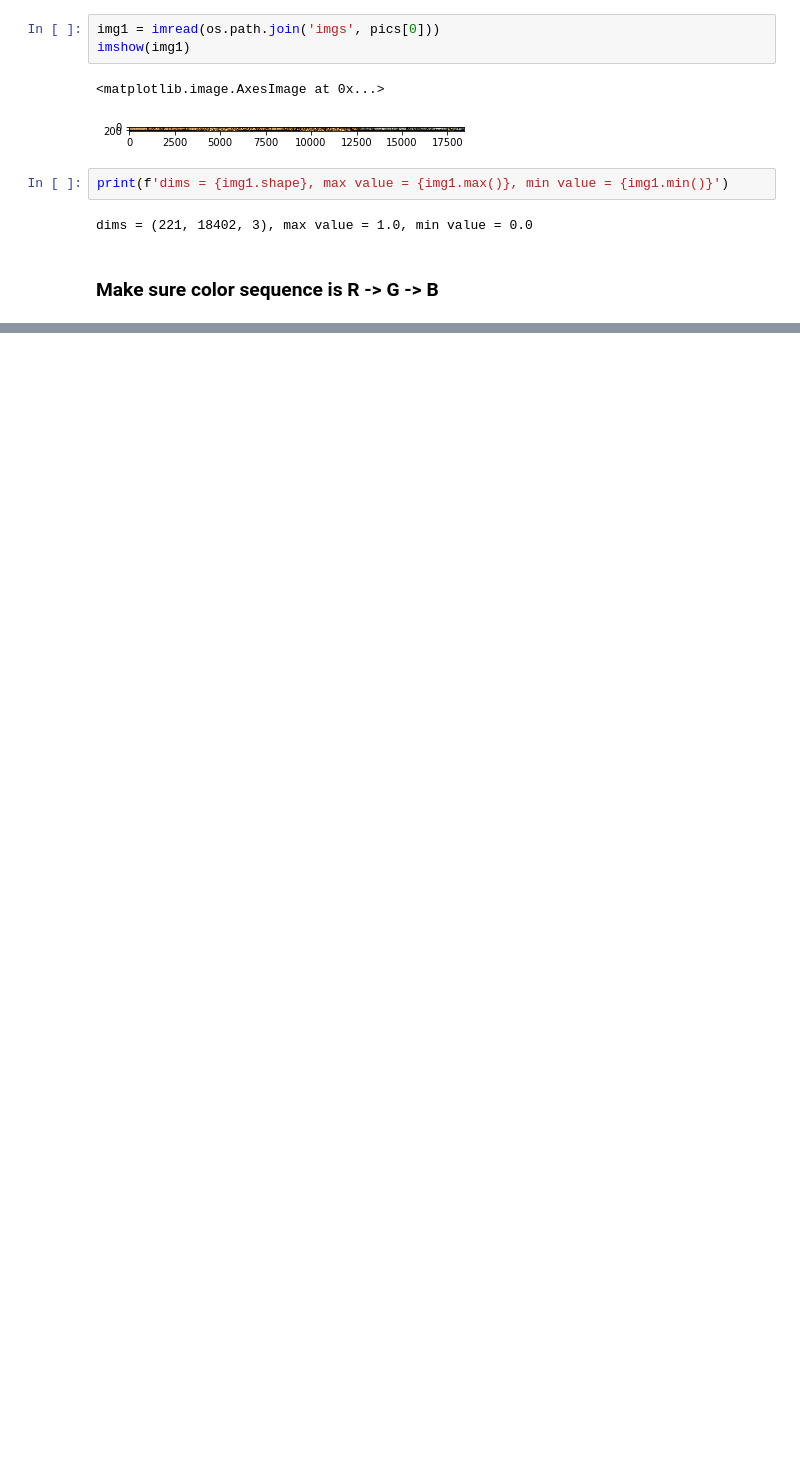
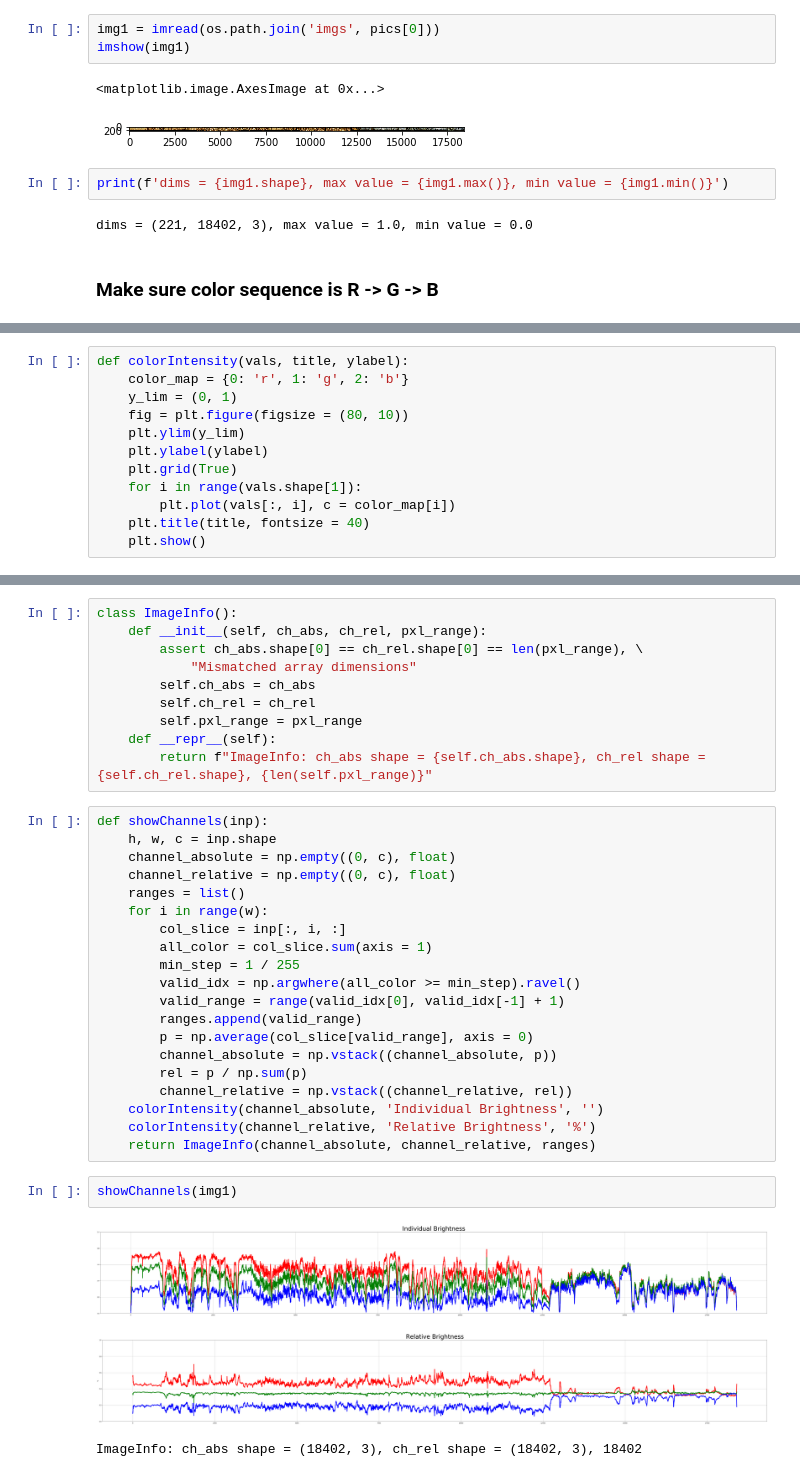
Before and after one commit to franklu2014/core_sample_analysis, a Jupyter notebook: core_sample.ipynb, the cells around one changed output, grey strips where cells are left out. Drawn from its saved outputs; the diff is of its cells as text; blank space fills up the shorter version.

Commit message:
Finish percentage brightness

```diff
--- a/core_sample.ipynb
+++ b/core_sample.ipynb
@@ -36,0 +43,12 @@ imshow(img1_head)
+# %%
+def colorIntensity(vals, title, ylabel):
+    color_map = {0: 'r', 1: 'g', 2: 'b'}
+    y_lim = (0, 1)
+    fig = plt.figure(figsize = (80, 10))
+    plt.ylim(y_lim)
+    plt.ylabel(ylabel)
+    plt.grid(True)
+    for i in range(vals.shape[1]):
+        plt.plot(vals[:, i], c = color_map[i])
+    plt.title(title, fontsize = 40)
+    plt.show()
@@ -37,2 +70,38 @@ imshow(img1_head)
+# %%
+class ImageInfo():
+    def __init__(self, ch_abs, ch_rel, pxl_range):
+        assert ch_abs.shape[0] == ch_rel.shape[0] == len(pxl_range), \
+            "Mismatched array dimensions"
+        self.ch_abs = ch_abs
+        self.ch_rel = ch_rel
+        self.pxl_range = pxl_range
+    def __repr__(self):
+        return f"ImageInfo: ch_abs shape = {self.ch_abs.shape}, ch_rel shape = {self.ch_rel.shape}, {len(self.pxl_range)}"
+# %%
+def showChannels(inp):
+    h, w, c = inp.shape
+    channel_absolute = np.empty((0, c), float)
+    channel_relative = np.empty((0, c), float)
+    ranges = list()
+    for i in range(w):
+        col_slice = inp[:, i, :]
+        all_color = col_slice.sum(axis = 1)
+        min_step = 1 / 255
+        valid_idx = np.argwhere(all_color >= min_step).ravel()
+        valid_range = range(valid_idx[0], valid_idx[-1] + 1)
+        ranges.append(valid_range)
+        p = np.average(col_slice[valid_range], axis = 0)
+        channel_absolute = np.vstack((channel_absolute, p))
+        rel = p / np.sum(p)
+        channel_relative = np.vstack((channel_relative, rel))
+    colorIntensity(channel_absolute, 'Individual Brightness', '')
+    colorIntensity(channel_relative, 'Relative Brightness', '%')
+    return ImageInfo(channel_absolute, channel_relative, ranges)
+# %%
+showChannels(img1)
+# %% [output]
+[figure, added]
+[figure, added]
+ImageInfo: ch_abs shape = (18402, 3), ch_rel shape = (18402, 3), 18402
 # %%
 h, w, c = img1.shape
```
Also changed, not shown: parts of 8 cells of this notebook.
